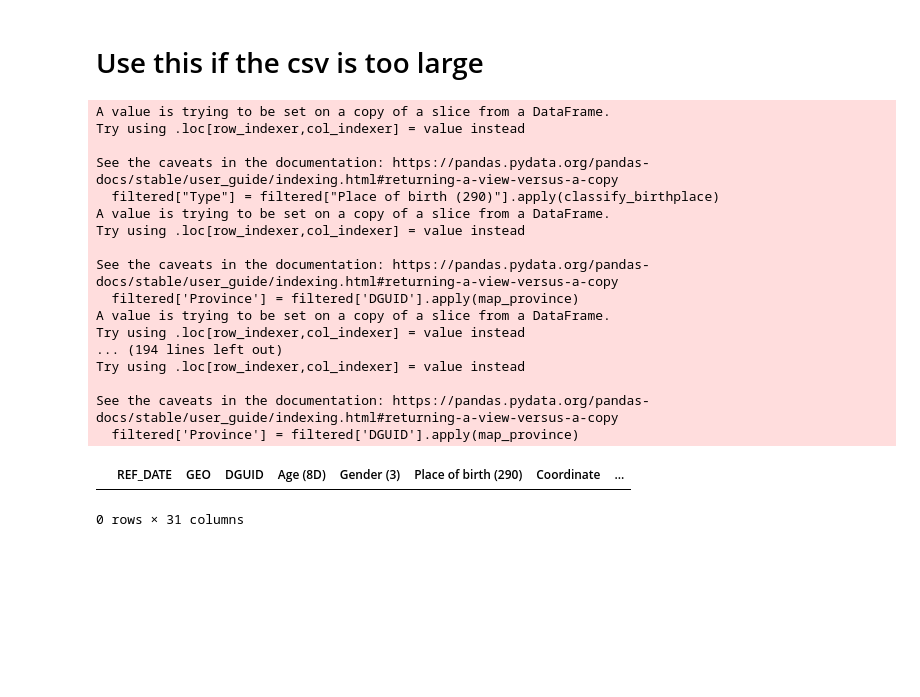
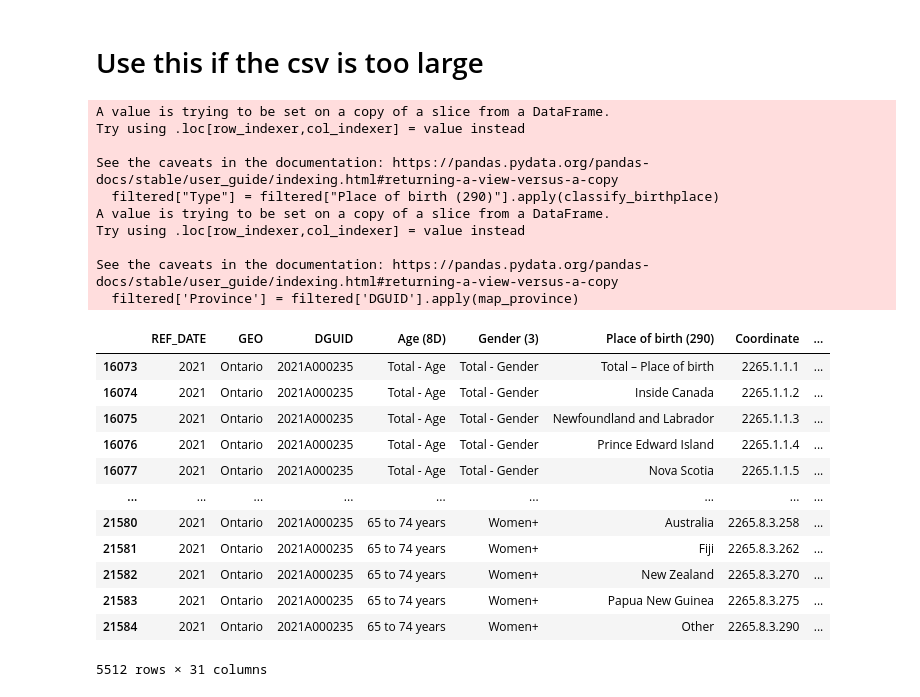
Before and after one commit to jinxyou/Immigration_stats, a Jupyter notebook: notebooks/process_parquet.ipynb, the cells around one changed output. Cells and saved outputs as stored; diff of their text form; code cells hidden in the pictures; blank space fills up the shorter version.

```diff
--- a/notebooks/process_parquet.ipynb
+++ b/notebooks/process_parquet.ipynb
@@ -103,8 +103,8 @@ def map_province(dguid):
 # %%
 import pandas as pd
 
-input_csv = "../data/raw/immigration_data/immigration_stats_census_divisions.csv"
-output_parquet = "../data/processed/immigration_data/immigration_stats_census_divisions.parquet"
+input_csv = "../data/raw/immigration_data/immigration_stats_provinces.csv"
+output_parquet = "../data/processed/immigration_data/immigration_stats_provinces.parquet"
 target_col = "Immigrant status and period of immigration (11):Total - Immigrant status and period of immigration[1]"
 
 chunksize = 100_000
@@ -130,15 +130,19 @@ Try using .loc[row_indexer,col_indexer] = value instead
 
 See the caveats in the documentation: https://pandas.pydata.org/pandas-docs/stable/user_guide/indexing.html#returning-a-view-versus-a-copy
   filtered['Province'] = filtered['DGUID'].apply(map_province)
-A value is trying to be set on a copy of a slice from a DataFrame.
-Try using .loc[row_indexer,col_indexer] = value instead
-... (194 lines left out)
-Try using .loc[row_indexer,col_indexer] = value instead
-
-See the caveats in the documentation: https://pandas.pydata.org/pandas-docs/stable/user_guide/indexing.html#returning-a-view-versus-a-copy
-  filtered['Province'] = filtered['DGUID'].apply(map_province)
 # %%
-df[df["GEO"]=="Vancouver"]
+df[df["GEO"]=="Ontario"]
 # %% [output]
 |  | REF_DATE | GEO | DGUID | Age (8D) | Gender (3) | Place of birth (290) | Coordinate | ... |
+| 16073 | 2021 | Ontario | 2021A000235 | Total - Age | Total - Gender | Total – Place of birth | 2265.1.1.1 | ... |
+| 16074 | 2021 | Ontario | 2021A000235 | Total - Age | Total - Gender | Inside Canada | 2265.1.1.2 | ... |
+| 16075 | 2021 | Ontario | 2021A000235 | Total - Age | Total - Gender | Newfoundland and Labrador | 2265.1.1.3 | ... |
+| 16076 | 2021 | Ontario | 2021A000235 | Total - Age | Total - Gender | Prince Edward Island | 2265.1.1.4 | ... |
+| 16077 | 2021 | Ontario | 2021A000235 | Total - Age | Total - Gender | Nova Scotia | 2265.1.1.5 | ... |
+| ... | ... | ... | ... | ... | ... | ... | ... | ... |
+| 21580 | 2021 | Ontario | 2021A000235 | 65 to 74 years | Women+ | Australia | 2265.8.3.258 | ... |
+| 21581 | 2021 | Ontario | 2021A000235 | 65 to 74 years | Women+ | Fiji | 2265.8.3.262 | ... |
+| 21582 | 2021 | Ontario | 2021A000235 | 65 to 74 years | Women+ | New Zealand | 2265.8.3.270 | ... |
+| 21583 | 2021 | Ontario | 2021A000235 | 65 to 74 years | Women+ | Papua New Guinea | 2265.8.3.275 | ... |
+| 21584 | 2021 | Ontario | 2021A000235 | 65 to 74 years | Women+ | Other | 2265.8.3.290 | ... |
-0 rows × 31 columns
+5512 rows × 31 columns
```
Also changed, not shown: 5 other files.
